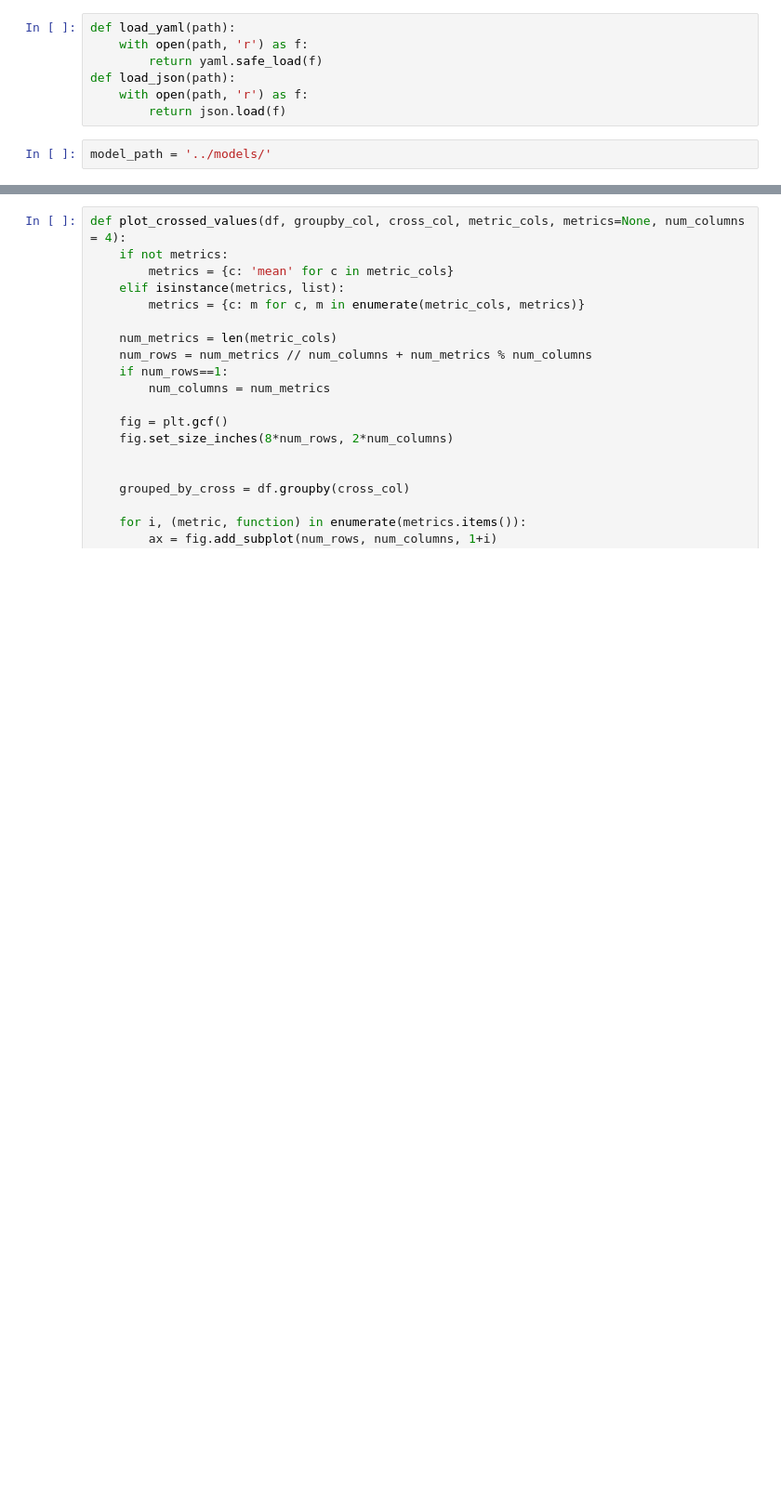
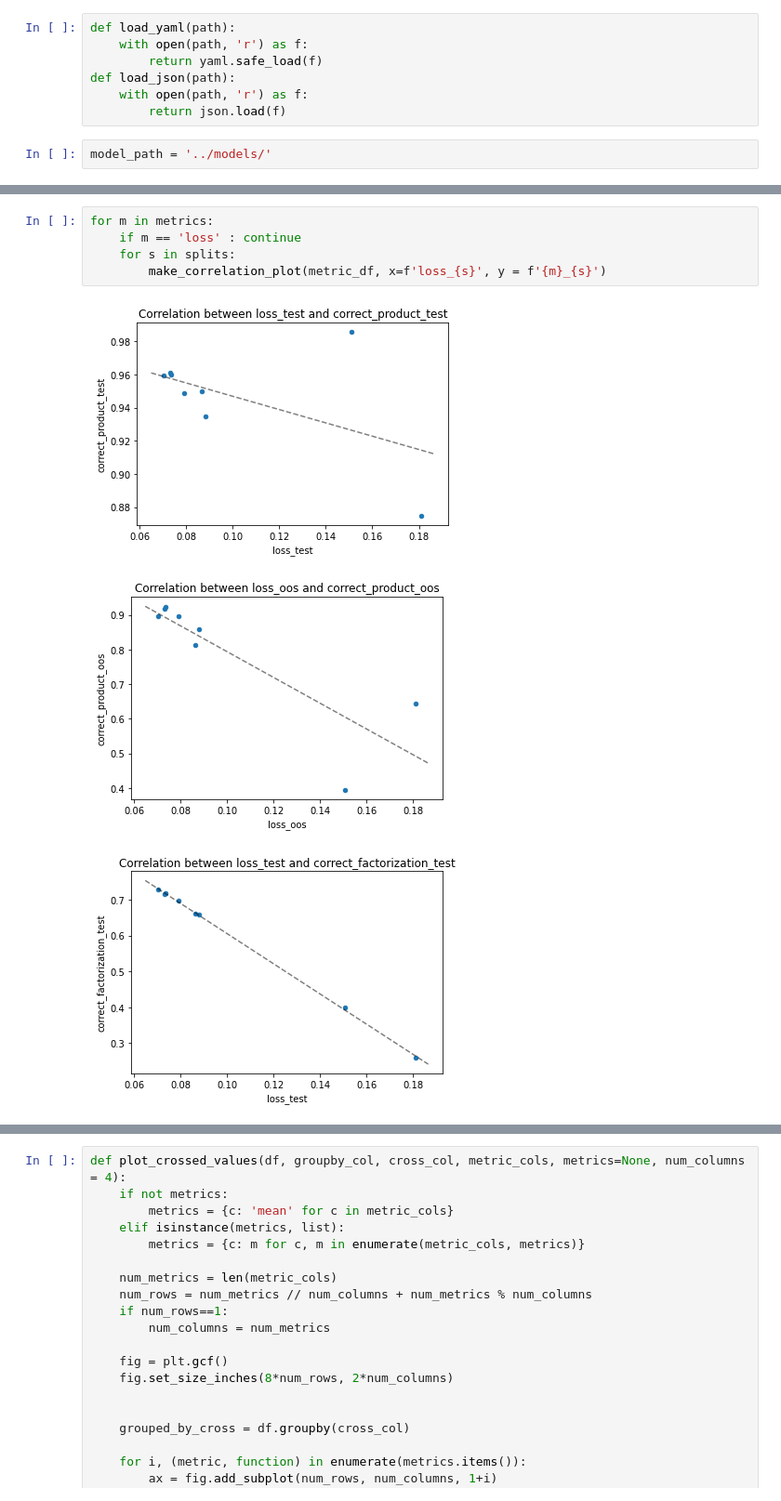
Before and after one commit to sims-s/neural-math, a Jupyter notebook: notebooks/ExamineExperiments.ipynb, the cells around one changed output, grey strips where cells are left out. Shown at 93% size. Cells and saved outputs as stored; diff of their text form; blank space fills up the shorter version.

```diff
--- a/notebooks/ExamineExperiments.ipynb
+++ b/notebooks/ExamineExperiments.ipynb
@@ -107,0 +194,9 @@ def plot_single_value(df, groupby_col, metric_cols, metrics=None, num_columns =
+# %%
+for m in metrics:
+    if m == 'loss' : continue
+    for s in splits:
+        make_correlation_plot(metric_df, x=f'loss_{s}', y = f'{m}_{s}')
+# %% [output]
+[figure, added]
+[figure, added]
+[figure, added]
```
Also changed, not shown: parts of 34 cells of this notebook, 29 other files.
